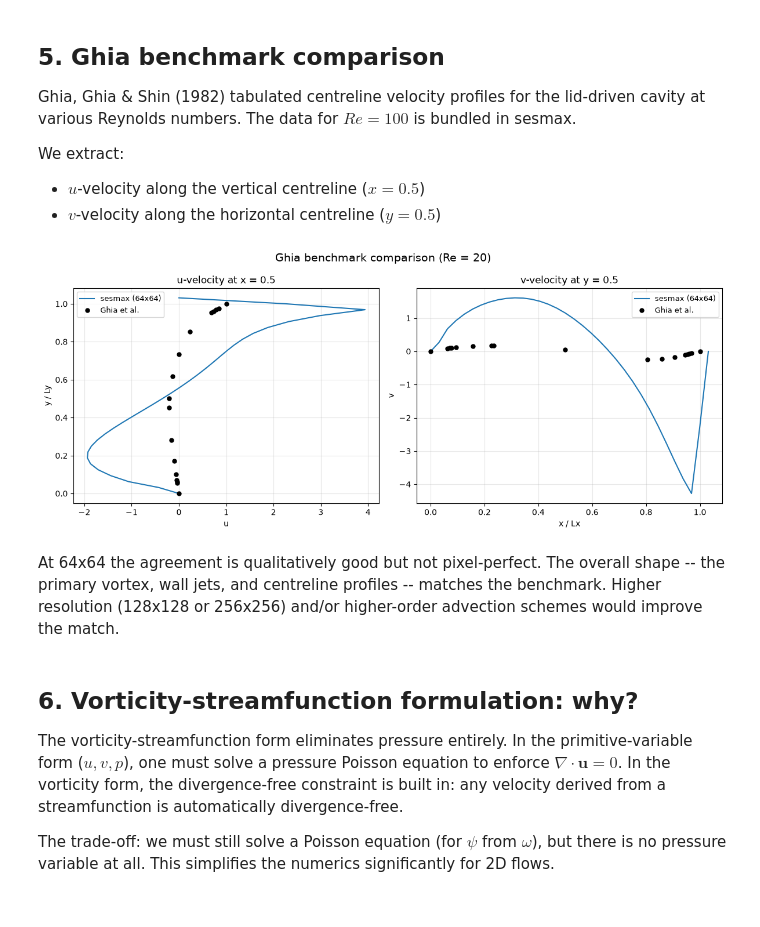
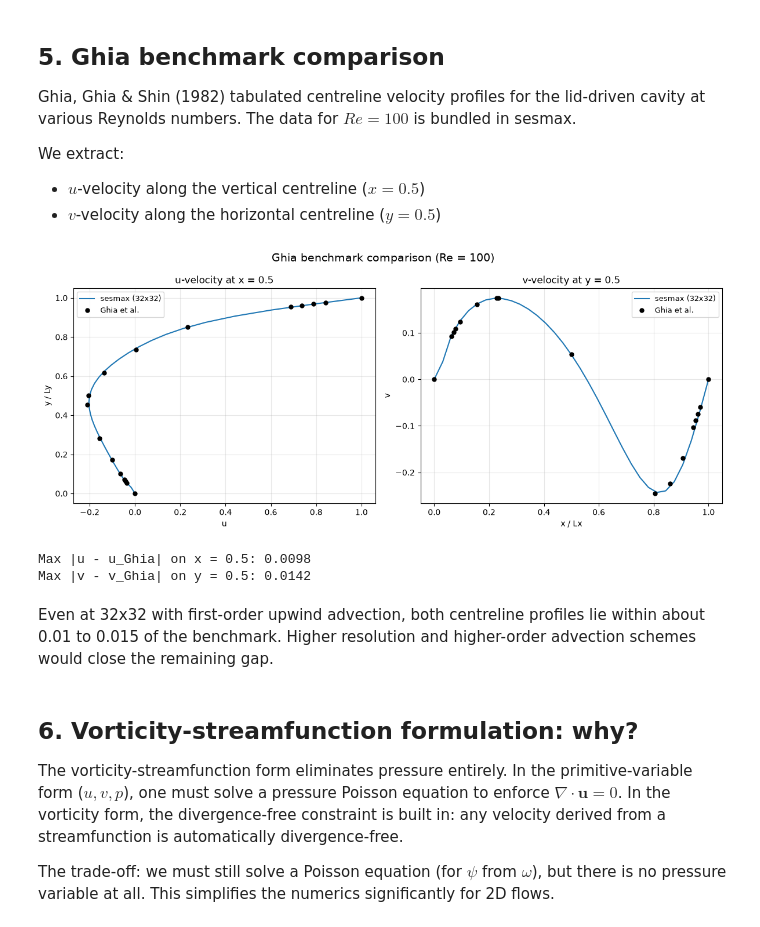
Before and after one commit to jejjohnson/sesmax, a Jupyter notebook: docs/notebooks/step12_cavity_flow.ipynb, the cells around one changed output. Drawn from its saved outputs; the diff is of its cells as text; code cells hidden in the pictures.

```diff
--- a/docs/notebooks/step12_cavity_flow.ipynb
+++ b/docs/notebooks/step12_cavity_flow.ipynb
@@ -148,6 +148,6 @@ We use a 64x64 grid with $\nu = 0.01$ ($Re = 100$).
 # %%
 nx, ny = 32, 32
-nu = 0.05
+nu = 0.01
 model = IncompressibleNS2D.create(
     nx=nx, ny=ny, Lx=1.0, Ly=1.0, nu=nu, problem="cavity", u_lid=1.0
 )
@@ -171,12 +171,16 @@ state0 = NSVorticityState(omega=jnp.zeros((model.grid.Ny, model.grid.Nx)))
 sol = model.integrate(
     state0,
     t0=0.0,
-    t1=2.0,
-    dt=0.001,
+    t1=10.0,
+    dt=0.002,
     saveat=dfx.SaveAt(t1=True),
+    max_steps=10_000,
 )
 
-omega_final = sol.ys.omega[0]
+# The solver applies the wall vorticity inside each right-hand side
+# evaluation; apply it once more so the saved field shows it too.
+state_final = model.apply_boundary_conditions(NSVorticityState(omega=sol.ys.omega[0]))
+omega_final = state_final.omega
 print(
     f"Final omega range: [{float(jnp.min(omega_final)):.4f},"
     f" {float(jnp.max(omega_final)):.4f}]"
@@ -274,43 +280,56 @@ from sesmax_core._src.testing.pde2d.navier_stokes import (
 )
 
 
-# Centreline indices
-mid_i = model.grid.Nx // 2  # x = 0.5
-mid_j = model.grid.Ny // 2  # y = 0.5
+# Centreline nodes: x = 0.5 is node nx // 2, y = 0.5 is node ny // 2
+mid_i = nx // 2
+mid_j = ny // 2
 
-# Normalised coordinates (interior only)
+# Normalised node coordinates, walls included
 y_norm = y / model.grid.Ly
 x_norm = x / model.grid.Lx
+
+# On the walls the velocity is set by the boundary conditions (no slip,
+# and the lid speed on top); diagnose's centred difference there would
+# read the ghost row, so take the wall values from the BCs.
+u_centre = diag.u[: ny + 1, mid_i].at[0].set(0.0).at[-1].set(model.u_lid)
+v_centre = diag.v[mid_j, : nx + 1].at[0].set(0.0).at[-1].set(0.0)
 
 fig, axes = plt.subplots(1, 2, figsize=(12, 5))
 
 # u along vertical centreline
 ax = axes[0]
-ax.plot(diag.u[:, mid_i], y_norm, "-", lw=1.5, label="sesmax (64x64)")
+ax.plot(u_centre, y_norm, "-", lw=1.5, label=f"sesmax ({nx}x{ny})")
 ax.plot(GHIA_RE100_U, GHIA_RE100_Y, "ko", markersize=5, label="Ghia et al.")
 ax.set_xlabel("u")
 ax.set_ylabel("y / Ly")
 ax.set_title("u-velocity at x = 0.5")
 ax.legend(fontsize=9)
 ax.grid(True, alpha=0.3)
 
 # v along horizontal centreline
 ax = axes[1]
-ax.plot(x_norm, diag.v[mid_j, :], "-", lw=1.5, label="sesmax (64x64)")
+ax.plot(x_norm, v_centre, "-", lw=1.5, label=f"sesmax ({nx}x{ny})")
 ax.plot(GHIA_RE100_X, GHIA_RE100_V, "ko", markersize=5, label="Ghia et al.")
 ax.set_xlabel("x / Lx")
 ax.set_ylabel("v")
 ax.set_title("v-velocity at y = 0.5")
 ax.legend(fontsize=9)
 ax.grid(True, alpha=0.3)
 
 plt.suptitle(f"Ghia benchmark comparison (Re = {Re:.0f})", fontsize=14)
 plt.tight_layout()
 plt.show()
+
+u_deviation = jnp.interp(GHIA_RE100_Y, y_norm, u_centre) - GHIA_RE100_U
+v_deviation = jnp.interp(GHIA_RE100_X, x_norm, v_centre) - GHIA_RE100_V
+print(f"Max |u - u_Ghia| on x = 0.5: {float(jnp.max(jnp.abs(u_deviation))):.4f}")
+print(f"Max |v - v_Ghia| on y = 0.5: {float(jnp.max(jnp.abs(v_deviation))):.4f}")
 # %% [output]
-[figure, old version]
+[figure, new version]
+Max |u - u_Ghia| on x = 0.5: 0.0098
+Max |v - v_Ghia| on y = 0.5: 0.0142
-# %% [markdown]
-At 64x64 the agreement is qualitatively good but not pixel-perfect. The overall shape -- the primary vortex, wall jets, and centreline profiles -- matches the benchmark.  Higher resolution (128x128 or 256x256) and/or higher-order advection schemes would improve the match.
+# %% [markdown]
+Even at 32x32 with first-order upwind advection, both centreline profiles lie within about 0.01 to 0.015 of the benchmark. Higher resolution and higher-order advection schemes would close the remaining gap.
 # %% [markdown]
 ## 6. Vorticity-streamfunction formulation: why?
 
```
Also changed, not shown: parts of 7 cells of this notebook, 2 other files.
